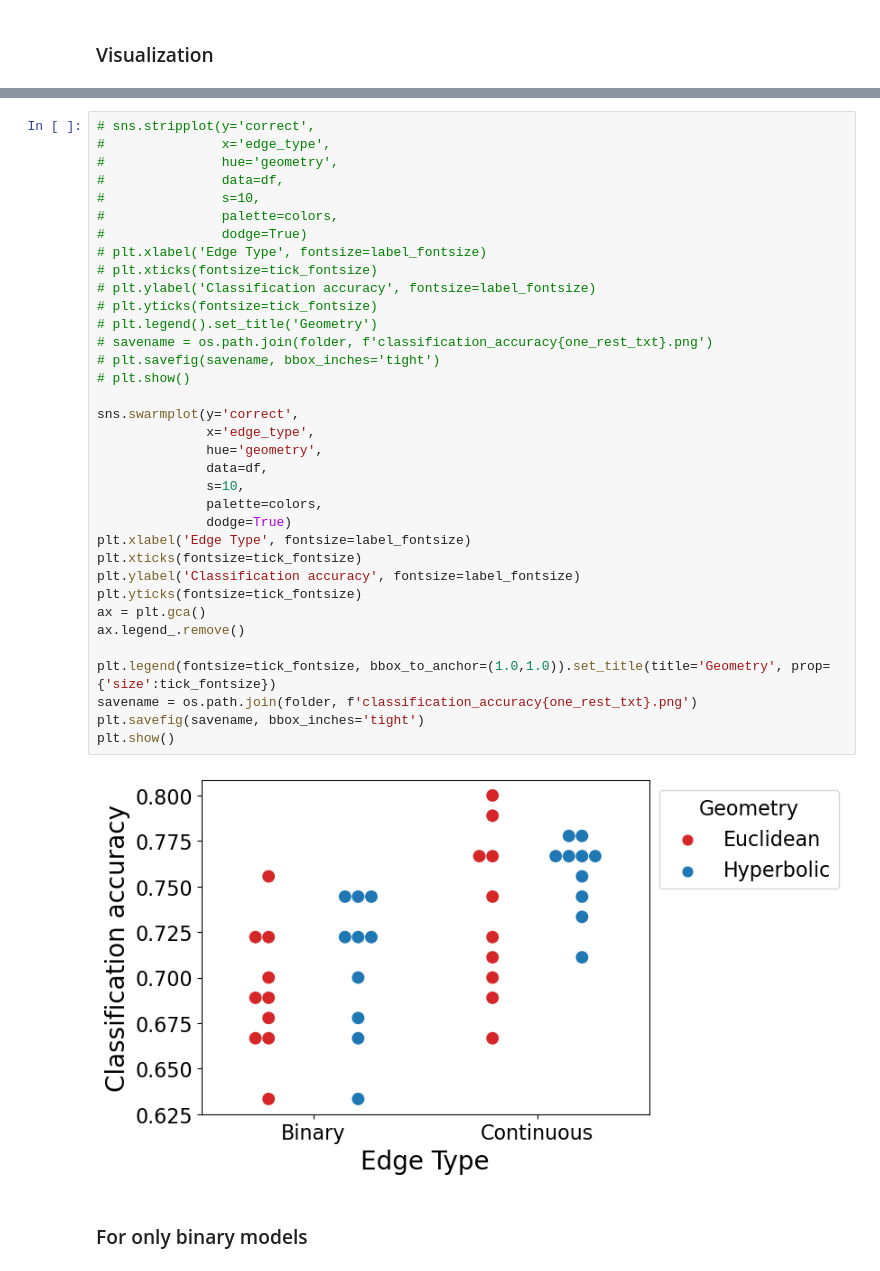
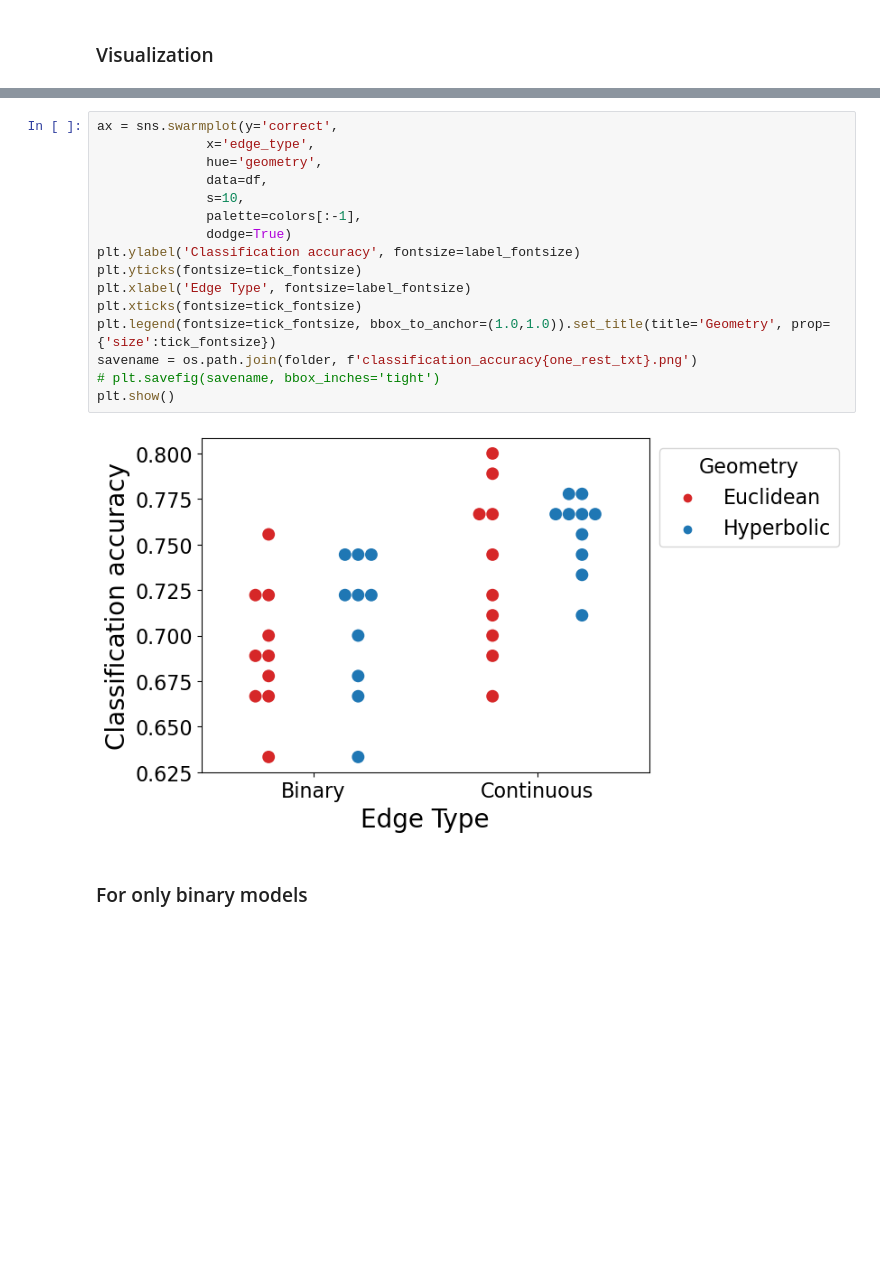
Before and after one commit to Vloon/MScThesis, a Jupyter notebook: classification_analysis.ipynb, the cells around one changed output, grey strips where cells are left out. Cells and saved outputs as stored; diff of their text form; blank space fills up the shorter version.

```diff
--- a/classification_analysis.ipynb
+++ b/classification_analysis.ipynb
@@ -249,43 +305,24 @@ total_width = len(edge_types)*(1+offset)
 
 colors = ['tab:red', 'tab:blue', 'tab:green']
 med_colors = ['lightcoral', 'lightskyblue', 'springgreen']
-# %%
-# sns.stripplot(y='correct',
-#               x='edge_type',
-#               hue='geometry',
-#               data=df,
-#               s=10,
-#               palette=colors,
-#               dodge=True)
-# plt.xlabel('Edge Type', fontsize=label_fontsize)
-# plt.xticks(fontsize=tick_fontsize)
-# plt.ylabel('Classification accuracy', fontsize=label_fontsize)
-# plt.yticks(fontsize=tick_fontsize)
-# plt.legend().set_title('Geometry')
-# savename = os.path.join(folder, f'classification_accuracy{one_rest_txt}.png')
-# plt.savefig(savename, bbox_inches='tight')
-# plt.show()
-
-sns.swarmplot(y='correct',
-              x='edge_type',
-              hue='geometry',
-              data=df,
-              s=10,
-              palette=colors,
-              dodge=True)
-plt.xlabel('Edge Type', fontsize=label_fontsize)
-plt.xticks(fontsize=tick_fontsize)
-plt.ylabel('Classification accuracy', fontsize=label_fontsize)
-plt.yticks(fontsize=tick_fontsize)
-ax = plt.gca()
-ax.legend_.remove()
-
-plt.legend(fontsize=tick_fontsize, bbox_to_anchor=(1.0,1.0)).set_title(title='Geometry', prop={'size':tick_fontsize})
-savename = os.path.join(folder, f'classification_accuracy{one_rest_txt}.png')
-plt.savefig(savename, bbox_inches='tight')
-plt.show()
-# %% [output]
-[figure, removed]
+# %%
+ax = sns.swarmplot(y='correct',
+              x='edge_type',
+              hue='geometry',
+              data=df,
+              s=10,
+              palette=colors[:-1],
+              dodge=True)
+plt.ylabel('Classification accuracy', fontsize=label_fontsize)
+plt.yticks(fontsize=tick_fontsize)
+plt.xlabel('Edge Type', fontsize=label_fontsize)
+plt.xticks(fontsize=tick_fontsize)
+plt.legend(fontsize=tick_fontsize, bbox_to_anchor=(1.0,1.0)).set_title(title='Geometry', prop={'size':tick_fontsize})
+savename = os.path.join(folder, f'classification_accuracy{one_rest_txt}.png')
+# plt.savefig(savename, bbox_inches='tight')
+plt.show()
+# %% [output]
+[figure, added]
 # %% [markdown]
 ### For only  binary models
 # %%
```
Also changed, not shown: parts of 20 cells of this notebook, 22 other files.
